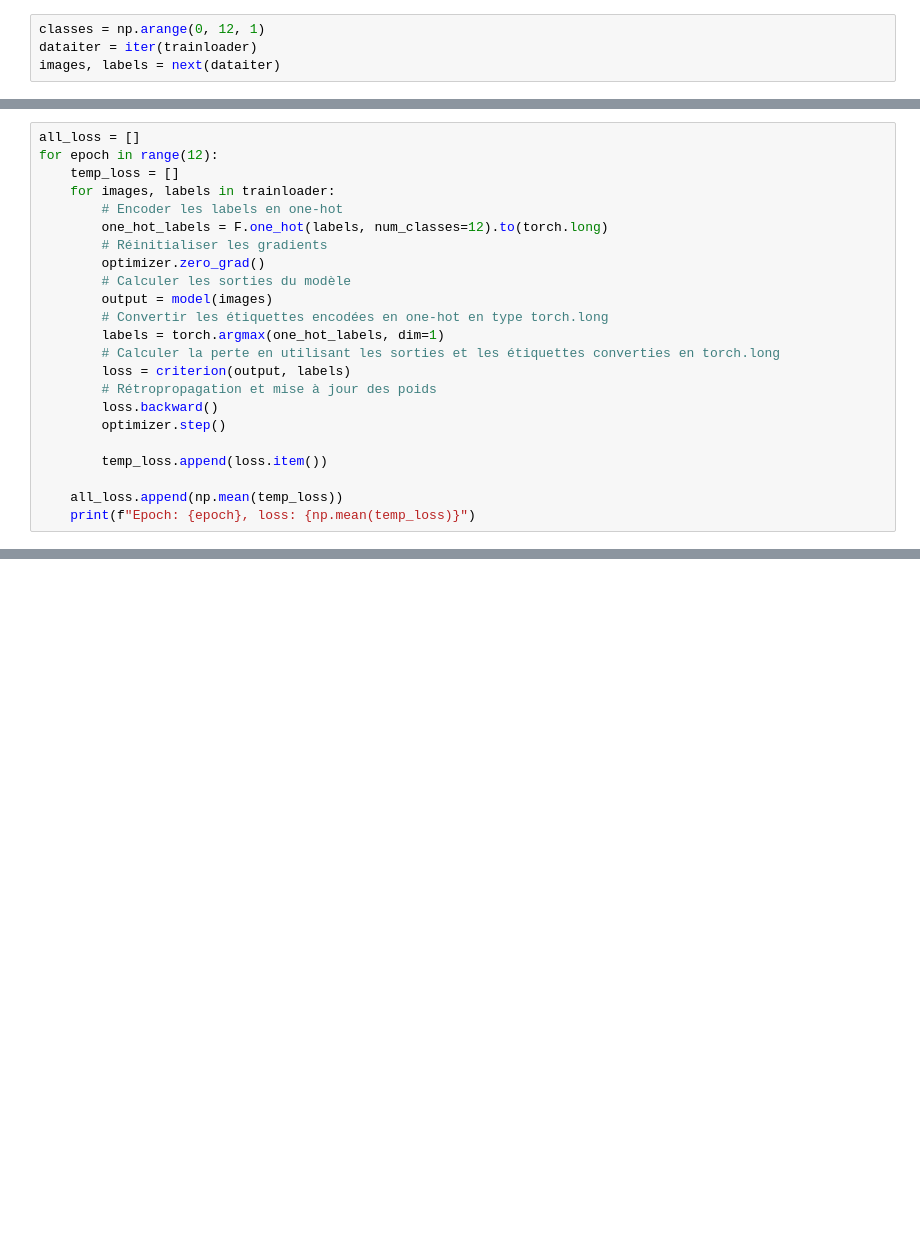
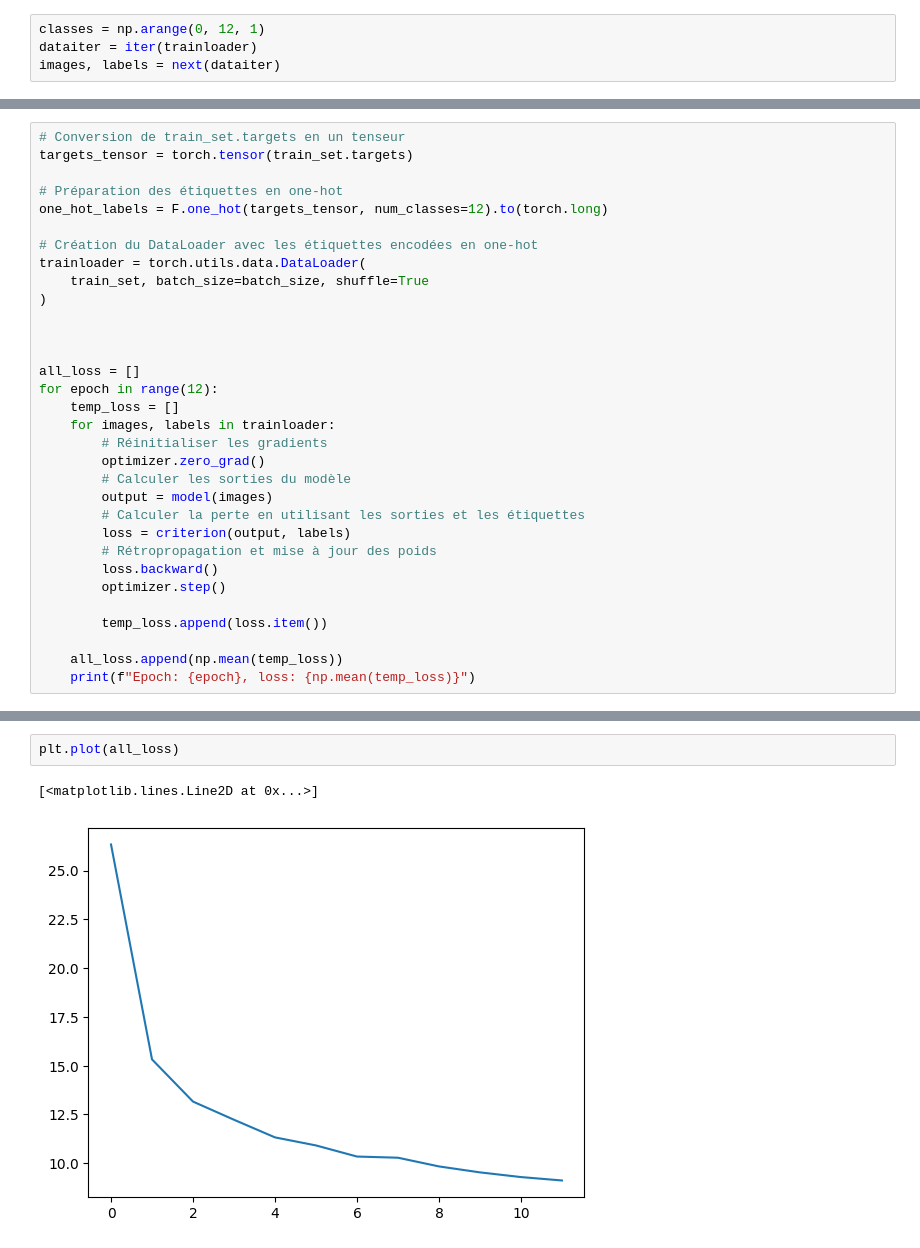
Before and after one commit to Stenaxo/RL_online_transfer, a Jupyter notebook: classification_linéaire.ipynb, the cells around one changed output, grey strips where cells are left out. Drawn from its saved outputs; the diff is of its cells as text; blank space fills up the shorter version.

```diff
--- a/classification_linéaire.ipynb
+++ b/classification_linéaire.ipynb
@@ -68,17 +64,26 @@ tensor([ 4,  8,  9,  5,  1, 11,  2, 10,  1,  6,  0,  3,  8,  3,  0, 10,  3,  0,
 # %%
+# Conversion de train_set.targets en un tenseur
+targets_tensor = torch.tensor(train_set.targets)
+
+# Préparation des étiquettes en one-hot
+one_hot_labels = F.one_hot(targets_tensor, num_classes=12).to(torch.long)
+
+# Création du DataLoader avec les étiquettes encodées en one-hot
+trainloader = torch.utils.data.DataLoader(
+    train_set, batch_size=batch_size, shuffle=True
+)
+
+
+
 all_loss = []
 for epoch in range(12):
     temp_loss = []
     for images, labels in trainloader:
-        # Encoder les labels en one-hot
-        one_hot_labels = F.one_hot(labels, num_classes=12).to(torch.long)
         # Réinitialiser les gradients
         optimizer.zero_grad()
         # Calculer les sorties du modèle
         output = model(images)
-        # Convertir les étiquettes encodées en one-hot en type torch.long
-        labels = torch.argmax(one_hot_labels, dim=1)
-        # Calculer la perte en utilisant les sorties et les étiquettes converties en torch.long
+        # Calculer la perte en utilisant les sorties et les étiquettes
         loss = criterion(output, labels)
         # Rétropropagation et mise à jour des poids
         loss.backward()
@@ -90,0 +109,5 @@ for epoch in range(12):
+# %%
+plt.plot(all_loss)
+# %% [output]
+[<matplotlib.lines.Line2D at 0x...>]
+[figure, added]
```
Also changed, not shown: parts of 7 cells of this notebook, 1 other file.
